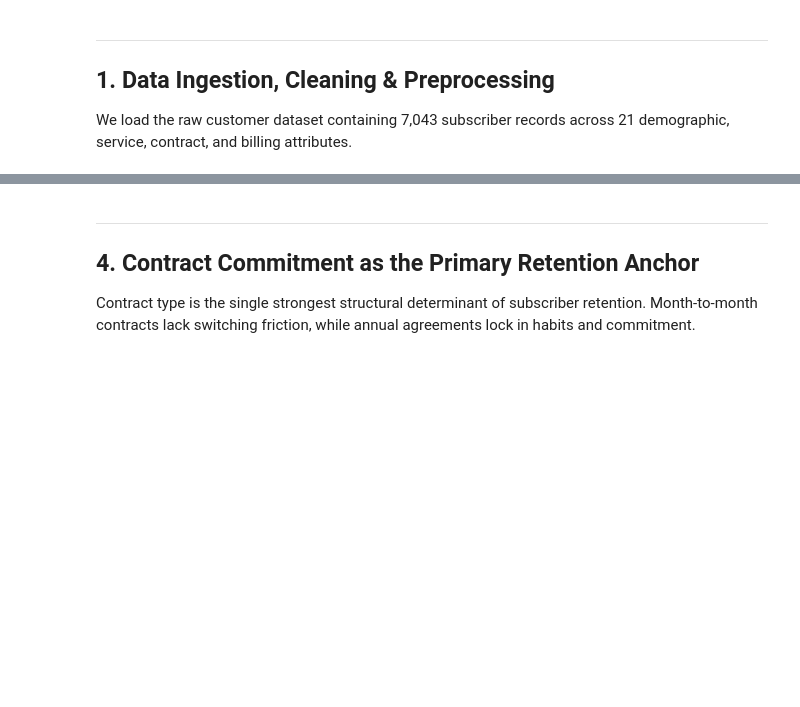
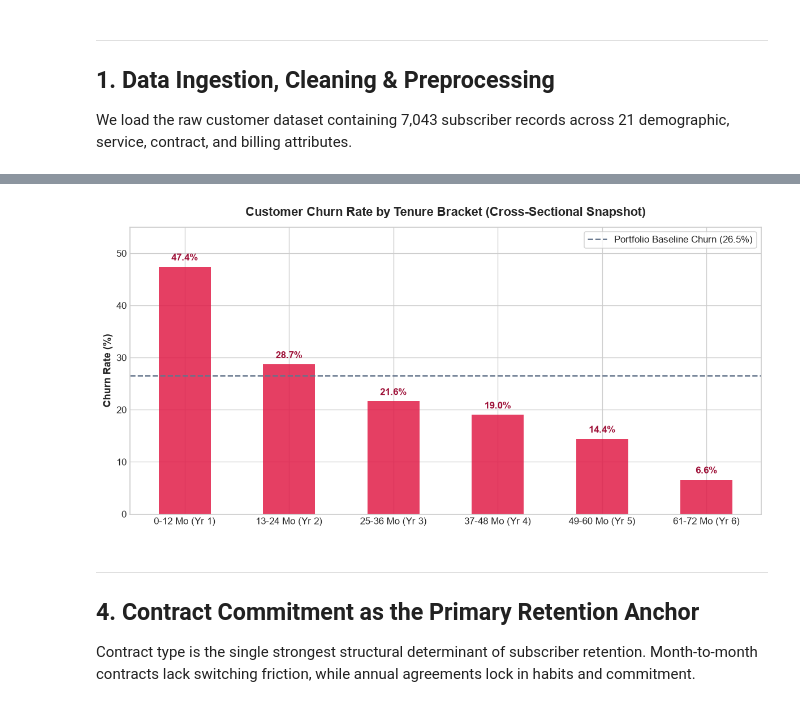
Before and after one commit to guruveer-singh/FUTURE_DS_01, a Jupyter notebook: customer_retention_and_churn_analysis.ipynb, the cells around one changed output, grey strips where cells are left out. Saved outputs shown, nothing was run; the diff lists cells and outputs as text; code cells hidden in the pictures; blank space fills up the shorter version.

Commit message:
Refine Task 2: populate verified notebook execution outputs and clarify tenure methodology

```diff
--- a/customer_retention_and_churn_analysis.ipynb
+++ b/customer_retention_and_churn_analysis.ipynb
@@ -106,19 +147,21 @@ cohort_summary
 # %%
-# Visualize the First-Year Onboarding Cliff
+# Visualize Churn Decay Across Cross-Sectional Tenure Brackets
 plt.figure(figsize=(10, 5))
 bars = plt.bar(cohort_summary.index, cohort_summary['Churn_Rate'] * 100, color='#E11D48', alpha=0.85, width=0.5)
-plt.title('Customer Churn Decay Across Tenure Cohorts', fontsize=13, fontweight='bold', pad=12)
+plt.title('Customer Churn Rate by Tenure Bracket (Cross-Sectional Snapshot)', fontsize=13, fontweight='bold', pad=12)
 plt.ylabel('Churn Rate (%)', fontsize=11, fontweight='bold')
 plt.ylim(0, 55)
 
 for bar in bars:
     y = bar.get_height()
     plt.text(bar.get_x() + bar.get_width()/2, y + 1.2, f'{y:.1f}%', ha='center', fontweight='bold', color='#9F1239')
 
-plt.axhline(churn_rate * 100, color='#64748B', linestyle='--', label=f'Baseline Churn ({churn_rate:.1%})')
+plt.axhline(churn_rate * 100, color='#64748B', linestyle='--', label=f'Portfolio Baseline Churn ({churn_rate:.1%})')
 plt.legend(frameon=True)
 plt.tight_layout()
 plt.show()
+# %% [output]
+[figure, added]
 # %% [markdown]
 ---
 ## 4. Contract Commitment as the Primary Retention Anchor
```
Also changed, not shown: parts of 16 cells of this notebook, 10 other files.
